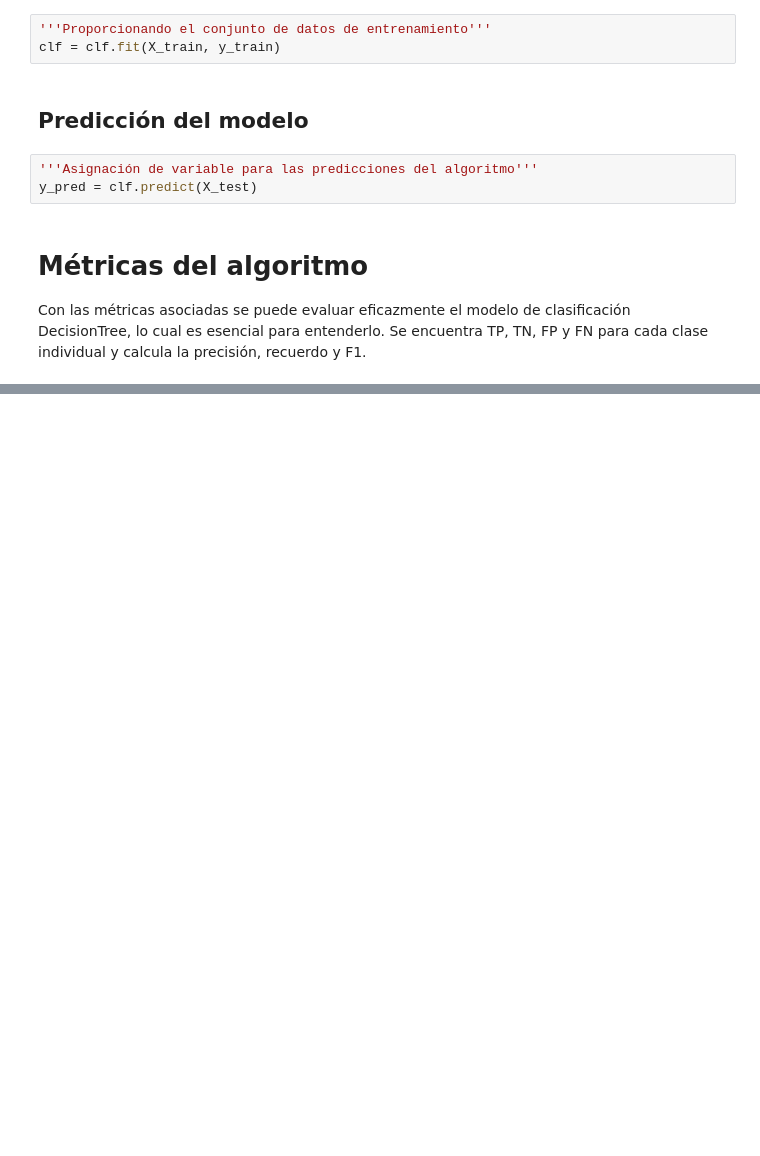
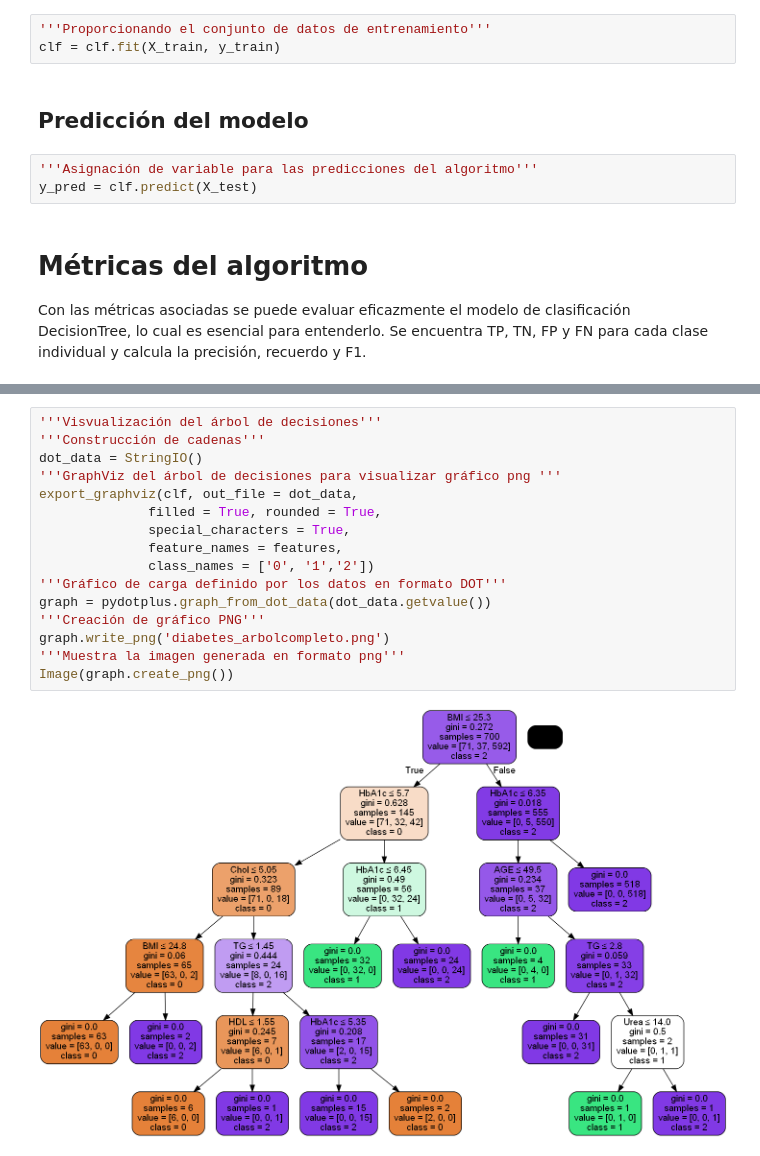
Before and after one commit to kxordonez/Arbol-de-Decision-con-Diabetes.csv, a Jupyter notebook: [NRC_6292]_XiomaraOrdonez_Lab1Unidad2.ipynb, the cells around one changed output, grey strips where cells are left out. Drawn from its saved outputs; the diff is of its cells as text; blank space fills up the shorter version.

Commit message:
Grafica del Arbol de Decision

```diff
--- a/[NRC_6292]_XiomaraOrdonez_Lab1Unidad2.ipynb
+++ b/[NRC_6292]_XiomaraOrdonez_Lab1Unidad2.ipynb
@@ -206,0 +214,18 @@ weighted avg       0.97      0.97      0.97       300
+# %%
+'''Visvualización del árbol de decisiones'''
+'''Construcción de cadenas'''
+dot_data = StringIO()
+'''GraphViz del árbol de decisiones para visualizar gráfico png '''
+export_graphviz(clf, out_file = dot_data,
+              filled = True, rounded = True,
+              special_characters = True,
+              feature_names = features,
+              class_names = ['0', '1','2'])
+'''Gráfico de carga definido por los datos en formato DOT'''
+graph = pydotplus.graph_from_dot_data(dot_data.getvalue())
+'''Creación de gráfico PNG'''
+graph.write_png('diabetes_arbolcompleto.png')
+'''Muestra la imagen generada en formato png'''
+Image(graph.create_png())
+# %% [output]
+[figure, added]
```
Also changed, not shown: parts of 2 cells of this notebook.
